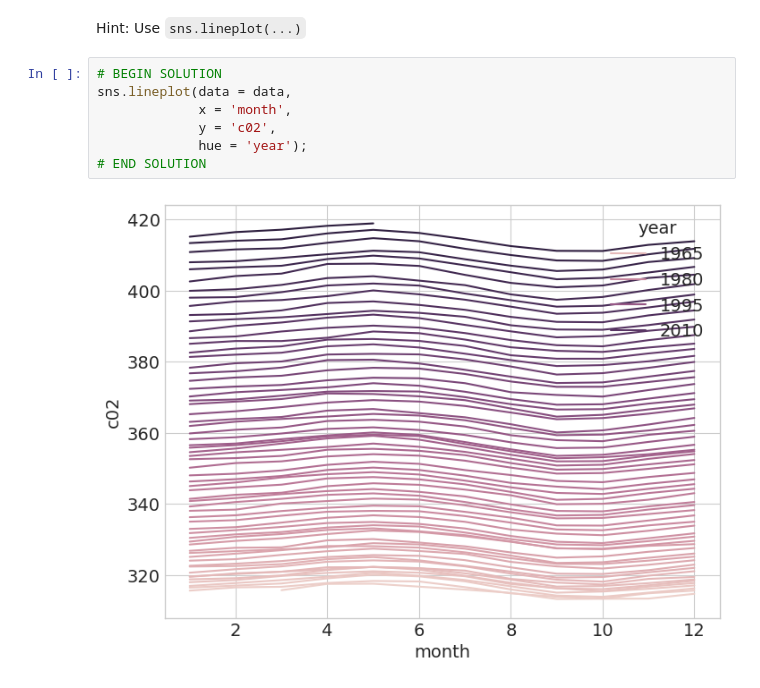
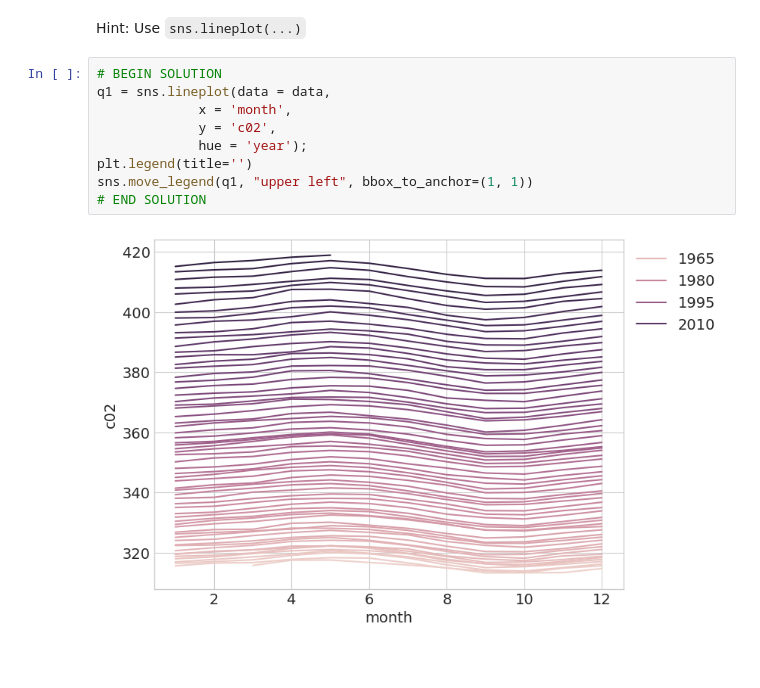
Before and after one commit to UCB-stat-159-s23/hw03-Group28, a Jupyter notebook: climate-Q01.ipynb, the cells around one changed output. Saved outputs shown, nothing was run; the diff lists cells and outputs as text; blank space fills up the shorter version.

```diff
--- a/climate-Q01.ipynb
+++ b/climate-Q01.ipynb
@@ -96,10 +96,12 @@ Recreate the following figure, that shows the monthly cycle for all the years in
 Hint: Use `sns.lineplot(...)`
 # %%
 # BEGIN SOLUTION
-sns.lineplot(data = data,
+q1 = sns.lineplot(data = data,
              x = 'month',
              y = 'c02',
              hue = 'year');
+plt.legend(title='')
+sns.move_legend(q1, "upper left", bbox_to_anchor=(1, 1))
 # END SOLUTION
 # %% [output]
-[figure, old version]
+[figure, new version]
```
Also changed, not shown: parts of 14 cells of this notebook.
